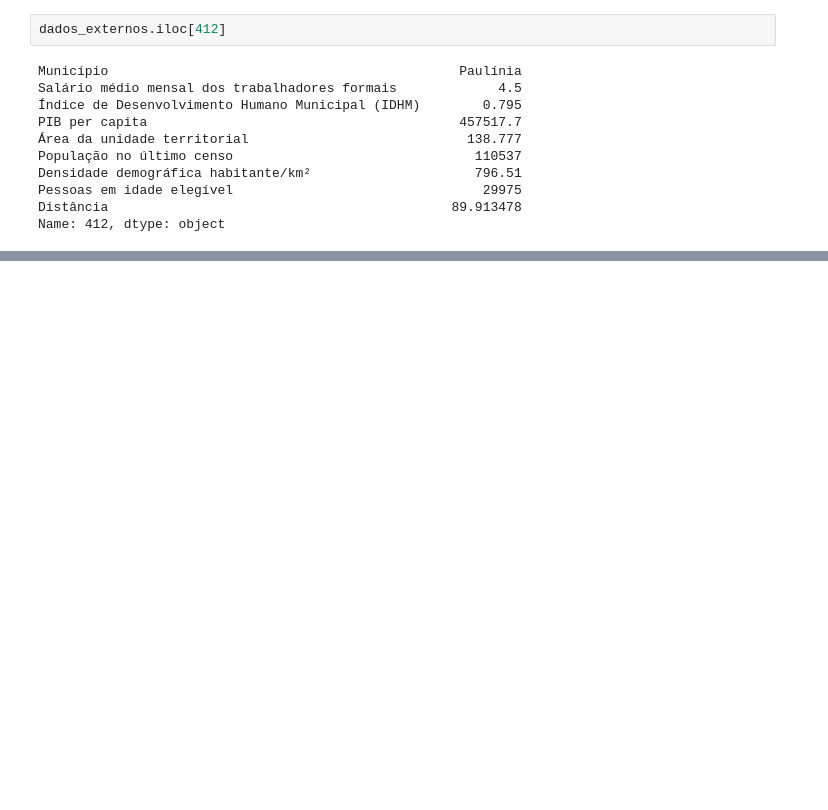
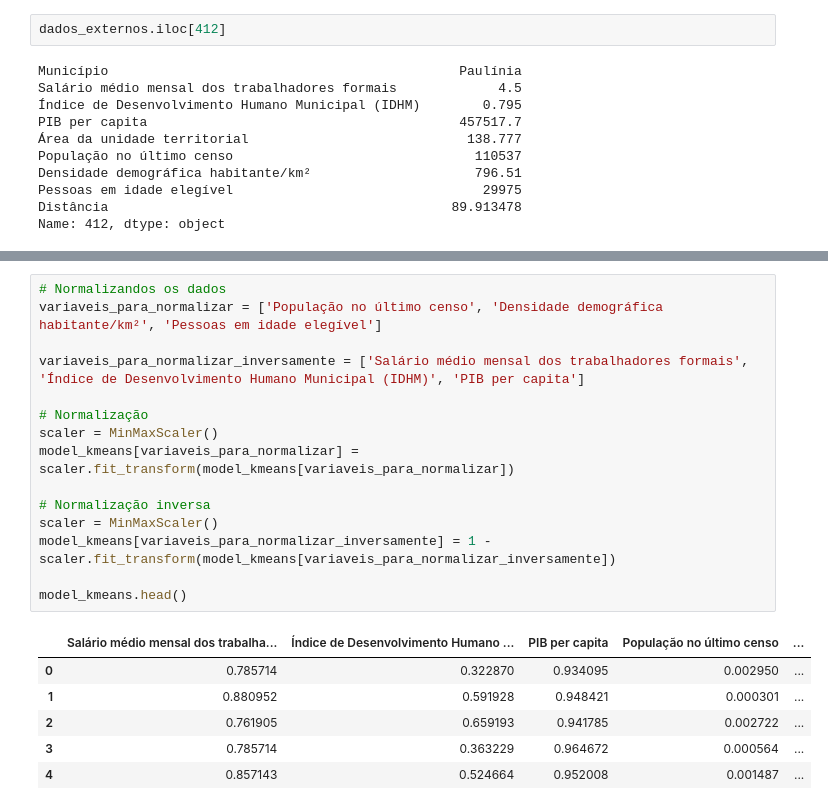
Before and after one commit to kfpetruz/Projeto-Expansao-ONG-Passos-Magicos, a Jupyter notebook: model_expansao.ipynb, the cells around one changed output, grey strips where cells are left out. Cells and saved outputs as stored; diff of their text form; blank space fills up the shorter version.

```diff
--- a/model_expansao.ipynb
+++ b/model_expansao.ipynb
@@ -336,0 +412,22 @@ Name: 412, dtype: object
+# %%
+# Normalizandos os dados
+variaveis_para_normalizar = ['População no último censo', 'Densidade demográfica habitante/km²', 'Pessoas em idade elegível']
+
+variaveis_para_normalizar_inversamente = ['Salário médio mensal dos trabalhadores formais', 'Índice de Desenvolvimento Humano Municipal (IDHM)', 'PIB per capita']
+
+# Normalização
+scaler = MinMaxScaler()
+model_kmeans[variaveis_para_normalizar] = scaler.fit_transform(model_kmeans[variaveis_para_normalizar])
+
+# Normalização inversa
+scaler = MinMaxScaler()
+model_kmeans[variaveis_para_normalizar_inversamente] = 1 - scaler.fit_transform(model_kmeans[variaveis_para_normalizar_inversamente])
+
+model_kmeans.head()
+# %% [output]
+|  | Salário médio mensal dos trabalha... | Índice de Desenvolvimento Humano ... | PIB per capita | População no último censo | ... |
+| 0 | 0.785714 | 0.322870 | 0.934095 | 0.002950 | ... |
+| 1 | 0.880952 | 0.591928 | 0.948421 | 0.000301 | ... |
+| 2 | 0.761905 | 0.659193 | 0.941785 | 0.002722 | ... |
+| 3 | 0.785714 | 0.363229 | 0.964672 | 0.000564 | ... |
+| 4 | 0.857143 | 0.524664 | 0.952008 | 0.001487 | ... |
```
Also changed, not shown: parts of 14 cells of this notebook.
